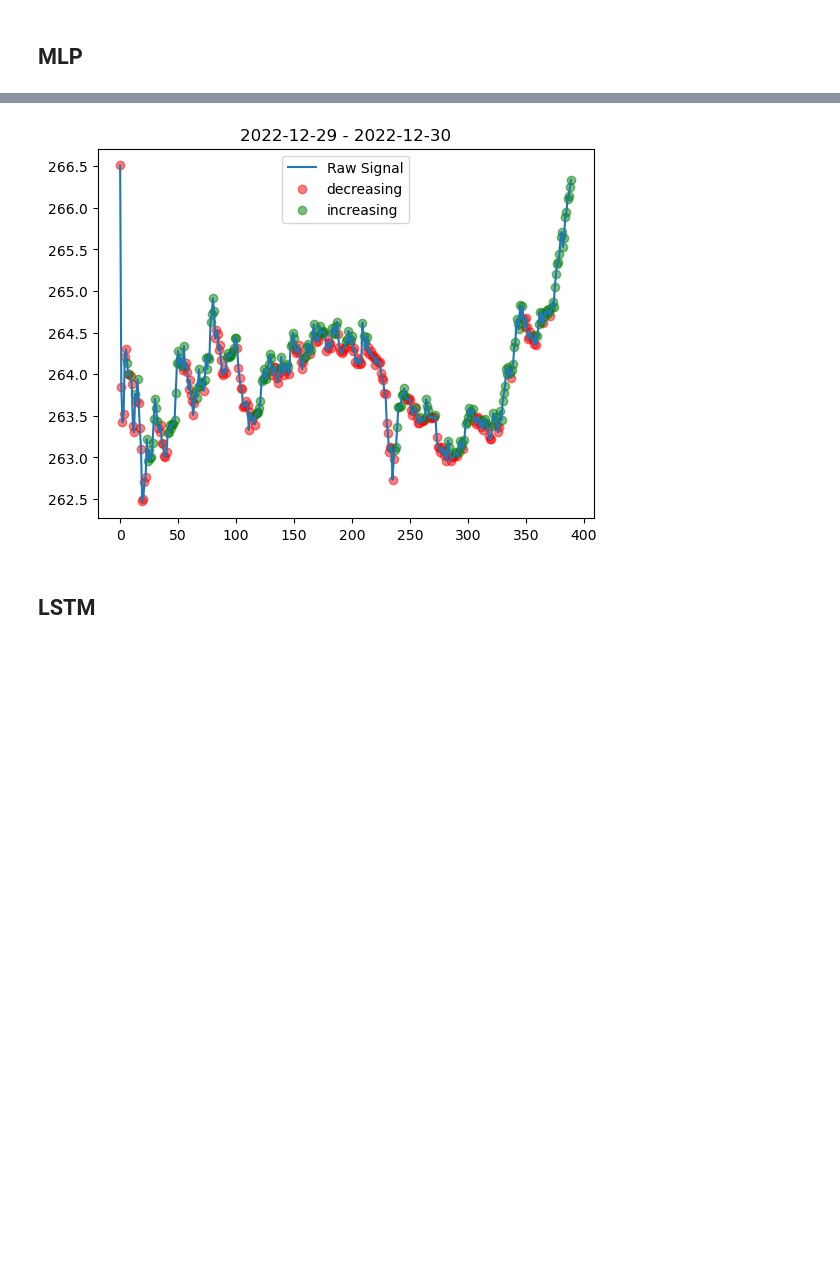
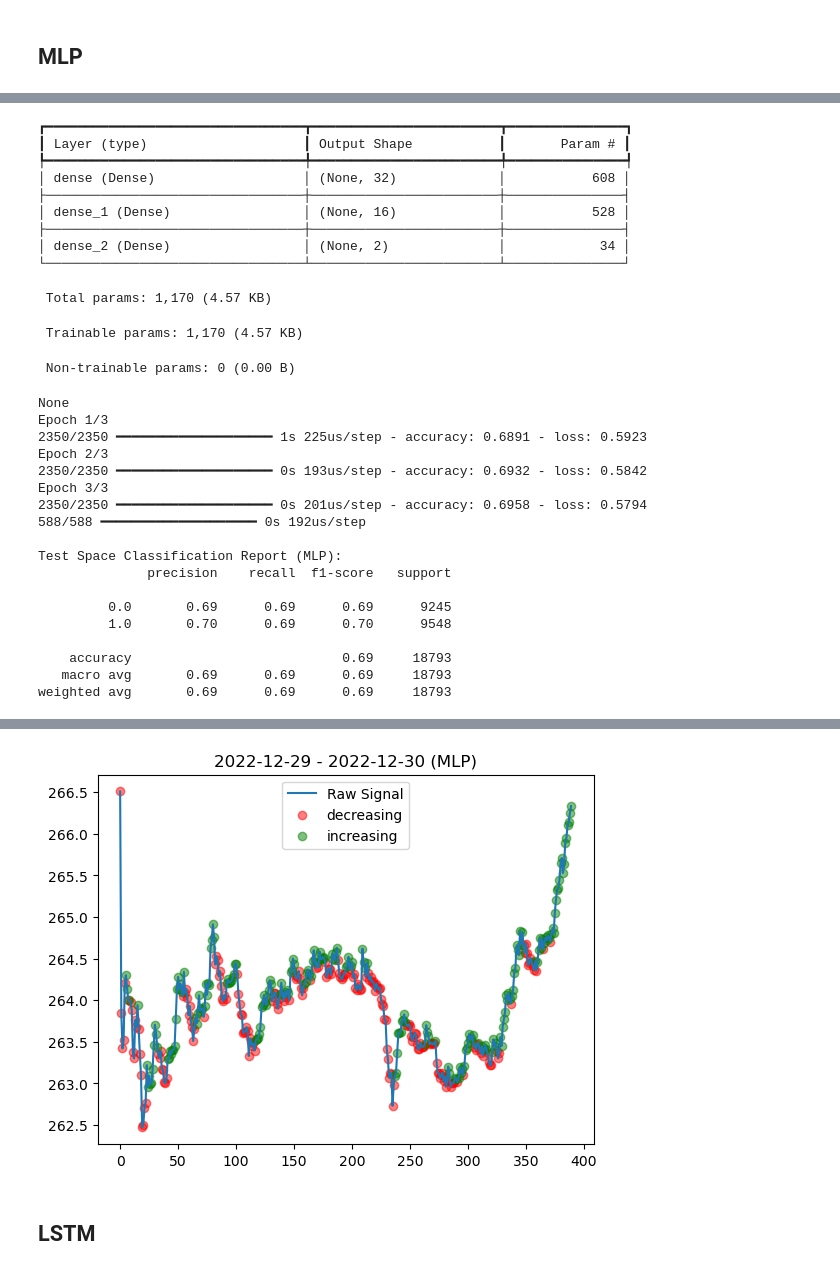
Before and after one commit to sindarian/market-trend-classification, a Jupyter notebook: analysis_driver.ipynb, the cells around one changed output, grey strips where cells are left out. Cells and saved outputs as stored; diff of their text form; code cells hidden in the pictures; blank space fills up the shorter version.

```diff
--- a/analysis_driver.ipynb
+++ b/analysis_driver.ipynb
@@ -79,22 +79,22 @@ pprint(nn_config)
 
 # build/train the MLP
 print('\nTraining MLP:')
-model, test_df = nn_train_driver.train_mlp(data_df, label_df=label_df, config=nn_config)
+mlp, mlp_test_df = nn_train_driver.train_mlp(data_df, label_df=label_df, config=nn_config)
 
 # format the test df to just be the feature space
-feature_cols = list(test_df.columns)
+feature_cols = list(mlp_test_df.columns)
 feature_cols.remove('EpochTime')
 feature_cols.remove('Label')
 
 # get the properly formatted test space
-y_test_true = test_df['Label']
-yhat_test = nn_train_driver.inverse_onehot(model.predict(test_df[feature_cols]))
-print(f'\nTest Space Classification Report:\n{classification_report(y_test_true, yhat_test)}')
+y_test_true = mlp_test_df['Label']
+yhat_test = nn_train_driver.inverse_onehot(mlp.predict(mlp_test_df[feature_cols]))
+print(f'\nTest Space Classification Report (MLP):\n{classification_report(y_test_true, yhat_test)}')
 
-# plot the NN classifications on the last few days of data
-yhat_test_df = pd.DataFrame({'EpochTime': test_df['EpochTime'].values,
+# plot the MLP classifications on the last few days of data
+yhat_test_df = pd.DataFrame({'EpochTime': mlp_test_df['EpochTime'].values,
                              'Label': yhat_test})
-ps.plot_label_over_signal(data_df.iloc[-390:], yhat_test_df.iloc[-390:], 'Close')
+ps.plot_label_over_signal(data_df.iloc[-390:], yhat_test_df.iloc[-390:], 'Close', 'MLP')
 # %% [output]
 MLP Hyperparameter Configuration:
 {'activation': 'softmax',
@@ -116,0 +112,30 @@ weighted avg       0.69      0.69      0.69     18793
+┏━━━━━━━━━━━━━━━━━━━━━━━━━━━━━━━━━┳━━━━━━━━━━━━━━━━━━━━━━━━┳━━━━━━━━━━━━━━━┓
+┃ Layer (type)                    ┃ Output Shape           ┃       Param # ┃
+┡━━━━━━━━━━━━━━━━━━━━━━━━━━━━━━━━━╇━━━━━━━━━━━━━━━━━━━━━━━━╇━━━━━━━━━━━━━━━┩
+│ dense (Dense)                   │ (None, 32)             │           608 │
+├─────────────────────────────────┼────────────────────────┼───────────────┤
+│ dense_1 (Dense)                 │ (None, 16)             │           528 │
+├─────────────────────────────────┼────────────────────────┼───────────────┤
+│ dense_2 (Dense)                 │ (None, 2)              │            34 │
+└─────────────────────────────────┴────────────────────────┴───────────────┘
+ Total params: 1,170 (4.57 KB)
+ Trainable params: 1,170 (4.57 KB)
+ Non-trainable params: 0 (0.00 B)
+None
+Epoch 1/3
+2350/2350 ━━━━━━━━━━━━━━━━━━━━ 1s 225us/step - accuracy: 0.6891 - loss: 0.5923
+Epoch 2/3
+2350/2350 ━━━━━━━━━━━━━━━━━━━━ 0s 193us/step - accuracy: 0.6932 - loss: 0.5842
+Epoch 3/3
+2350/2350 ━━━━━━━━━━━━━━━━━━━━ 0s 201us/step - accuracy: 0.6958 - loss: 0.5794
+588/588 ━━━━━━━━━━━━━━━━━━━━ 0s 192us/step
+
+Test Space Classification Report (MLP):
+              precision    recall  f1-score   support
+
+         0.0       0.69      0.69      0.69      9245
+         1.0       0.70      0.69      0.70      9548
+
+    accuracy                           0.69     18793
+   macro avg       0.69      0.69      0.69     18793
+weighted avg       0.69      0.69      0.69     18793
@@ -117,4 +143,4 @@ weighted avg       0.69      0.69      0.69     18793
-[figure, old version]
+[figure, new version]
 # %% [markdown]
 ## LSTM
 # %%
```
Also changed, not shown: parts of 7 cells of this notebook, 4 other files.
